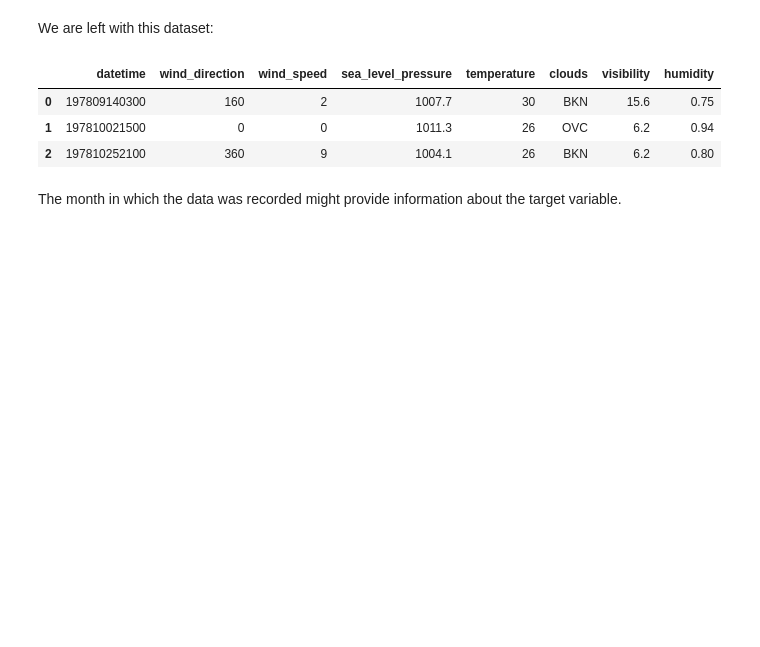
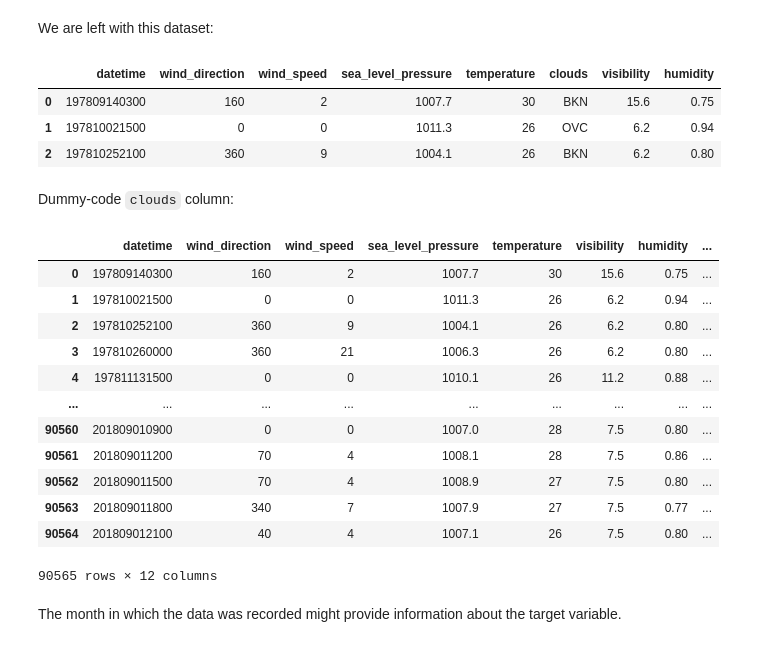
Before and after one commit to jebersabe/EDA-Projects, a Jupyter notebook: PS1-Jake/PS1 - Jake.ipynb, the cells around one changed output. Saved outputs shown, nothing was run; the diff lists cells and outputs as text; code cells hidden in the pictures; blank space fills up the shorter version.

```diff
--- a/PS1-Jake/PS1 - Jake.ipynb
+++ b/PS1-Jake/PS1 - Jake.ipynb
@@ -76,3 +77,5 @@ weather.head(3)
 | 0 | 197809140300 | 160 | 2 | 1007.7 | 30 | BKN | 15.6 | 0.75 |
 | 1 | 197810021500 | 0 | 0 | 1011.3 | 26 | OVC | 6.2 | 0.94 |
 | 2 | 197810252100 | 360 | 9 | 1004.1 | 26 | BKN | 6.2 | 0.80 |
+# %% [markdown]
+Dummy-code `clouds` column:
@@ -79,3 +86,19 @@ weather.head(3)
+# %%
+weather
+# %% [output]
+|  | datetime | wind_direction | wind_speed | sea_level_pressure | temperature | visibility | humidity | ... |
+| 0 | 197809140300 | 160 | 2 | 1007.7 | 30 | 15.6 | 0.75 | ... |
+| 1 | 197810021500 | 0 | 0 | 1011.3 | 26 | 6.2 | 0.94 | ... |
+| 2 | 197810252100 | 360 | 9 | 1004.1 | 26 | 6.2 | 0.80 | ... |
+| 3 | 197810260000 | 360 | 21 | 1006.3 | 26 | 6.2 | 0.80 | ... |
+| 4 | 197811131500 | 0 | 0 | 1010.1 | 26 | 11.2 | 0.88 | ... |
+| ... | ... | ... | ... | ... | ... | ... | ... | ... |
+| 90560 | 201809010900 | 0 | 0 | 1007.0 | 28 | 7.5 | 0.80 | ... |
+| 90561 | 201809011200 | 70 | 4 | 1008.1 | 28 | 7.5 | 0.86 | ... |
+| 90562 | 201809011500 | 70 | 4 | 1008.9 | 27 | 7.5 | 0.80 | ... |
+| 90563 | 201809011800 | 340 | 7 | 1007.9 | 27 | 7.5 | 0.77 | ... |
+| 90564 | 201809012100 | 40 | 4 | 1007.1 | 26 | 7.5 | 0.80 | ... |
+90565 rows × 12 columns
 # %% [markdown]
 The month in which the data was recorded might provide information about the target variable.
 # %%
```
Also changed, not shown: parts of 21 cells of this notebook, 1 other file.
